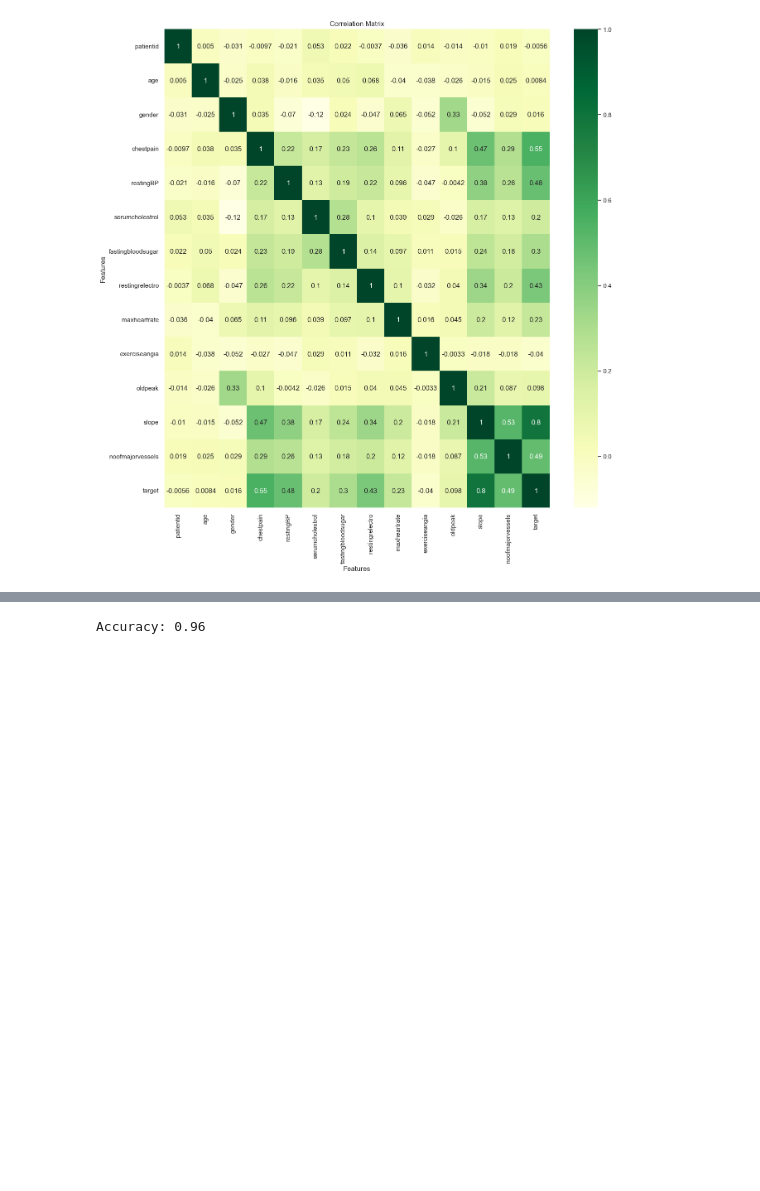
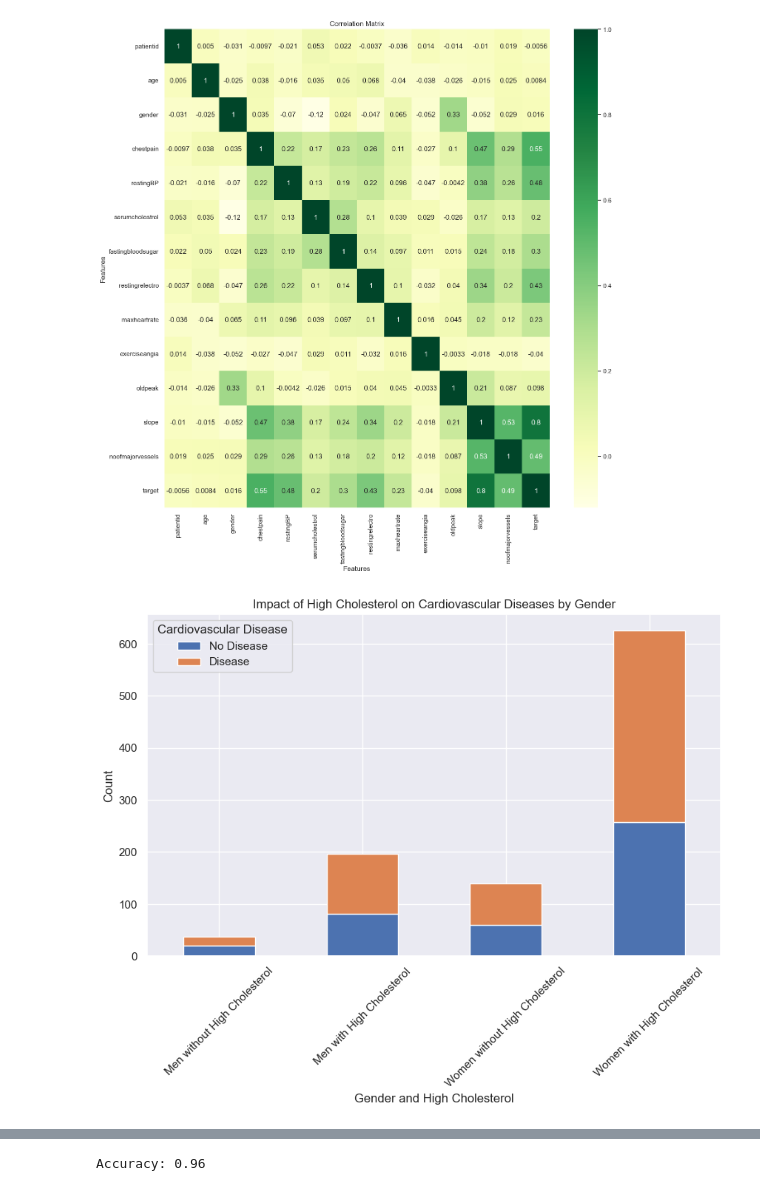
Before and after one commit to joaoizidioLoiola/PJ-Topicos_Avancados, a Jupyter notebook: TesteTopicosAvançados_T1 (2).ipynb, the cells around one changed output, grey strips where cells are left out. Saved outputs shown, nothing was run; the diff lists cells and outputs as text; code cells hidden in the pictures; blank space fills up the shorter version.

Commit message:
Adição de novas pesquisas

```diff
--- a/TesteTopicosAvançados_T1 (2).ipynb
+++ b/TesteTopicosAvançados_T1 (2).ipynb
@@ -235,6 +237,26 @@ plt.title("Correlation Matrix")
 plt.show()
 # %% [output]
 [figure]
+# %%
+# Definir um limiar para colesterol alto
+high_cholesterol_threshold = 200
+
+# Criar uma nova coluna para indicar se o colesterol é alto
+data['high_cholesterol'] = data['serumcholestrol'] > high_cholesterol_threshold
+
+# Agrupar por gênero e presença de colesterol alto e contar os casos de doenças cardiovasculares
+cholesterol_gender_impact = data.groupby(['gender', 'high_cholesterol', 'target']).size().unstack(fill_value=0)
+
+# Plotar o gráfico de barras
+cholesterol_gender_impact.plot(kind='bar', stacked=True, figsize=(10, 6))
+plt.xlabel('Gender and High Cholesterol')
+plt.ylabel('Count')
+plt.title('Impact of High Cholesterol on Cardiovascular Diseases by Gender')
+plt.xticks(ticks=[0, 1, 2, 3], labels=['Men without High Cholesterol', 'Men with High Cholesterol', 'Women without High Cholesterol', 'Women with High Cholesterol'], rotation=45)
+plt.legend(title='Cardiovascular Disease', labels=['No Disease', 'Disease'])
+plt.show()
+# %% [output]
+[figure, added]
 # %%
 X=data1.drop(['patientid','target'],axis=1)
 X.columns
```
Also changed, not shown: parts of 24 cells of this notebook, 6 other files.
